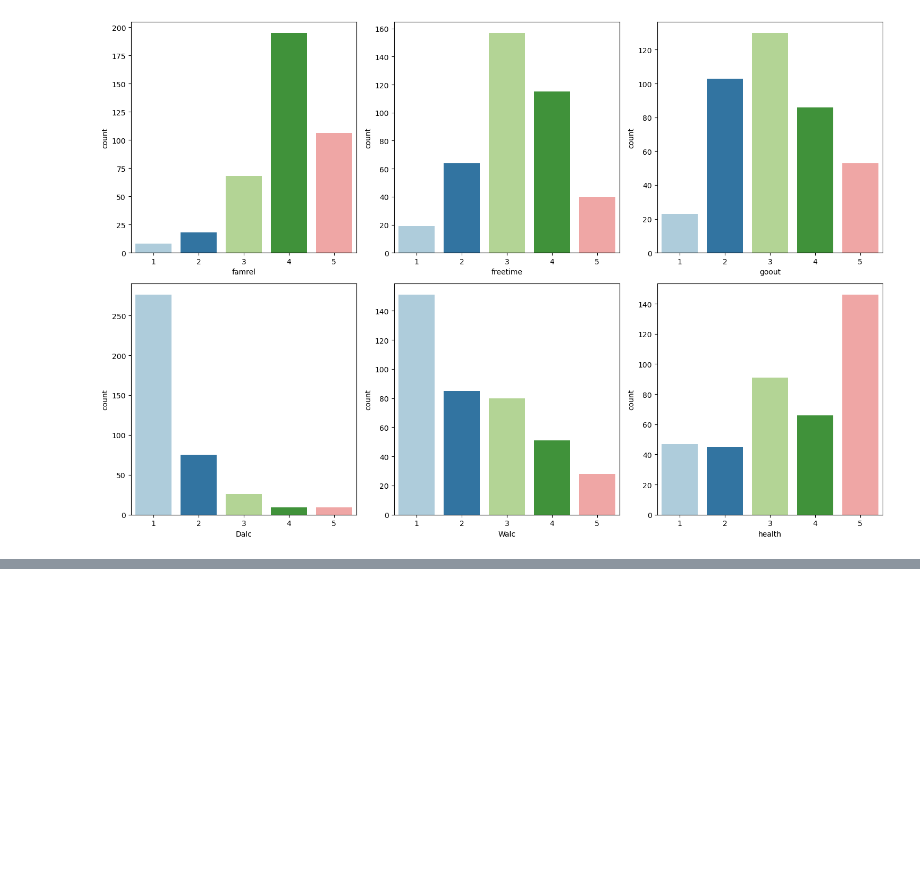
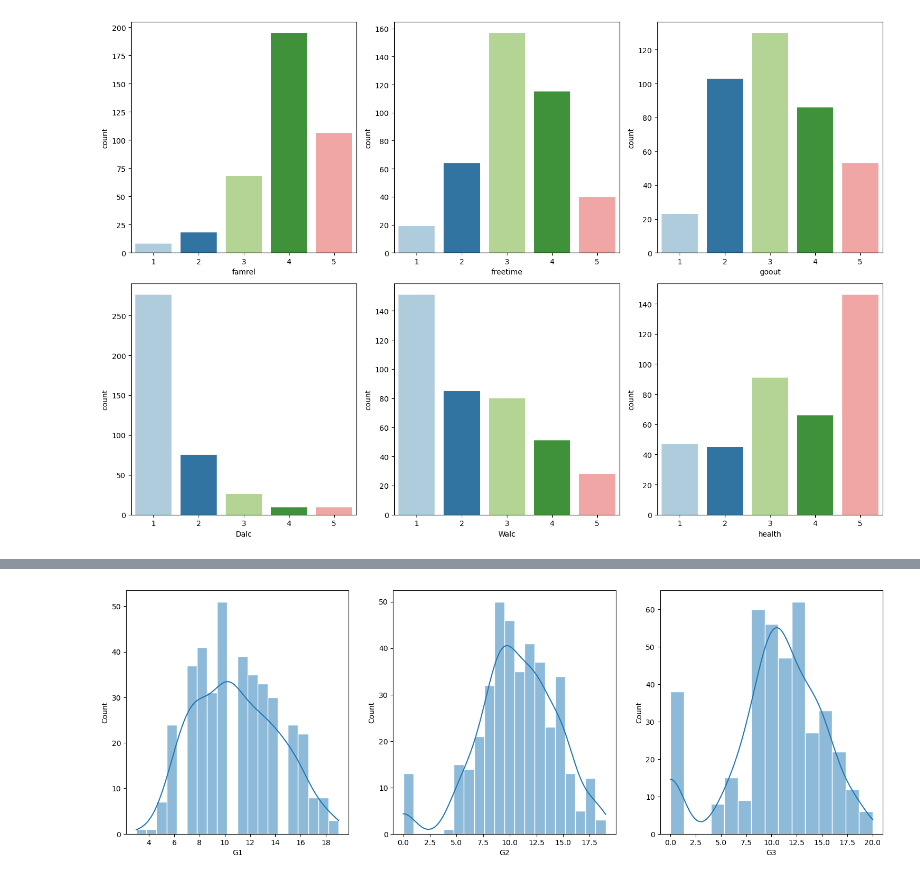
Before and after one commit to jaireid/student-performance, a Jupyter notebook: notebooks/1. EDA Student Performance.ipynb, the cells around one changed output, grey strips where cells are left out. Drawn from its saved outputs; the diff is of its cells as text; code cells hidden in the pictures; blank space fills up the shorter version.

```diff
--- a/notebooks/1. EDA Student Performance.ipynb
+++ b/notebooks/1. EDA Student Performance.ipynb
@@ -390,0 +403,11 @@ plt.show()
+# %%
+fig, axs = plt.subplots(1, 3, figsize=(25,6))
+plt.subplot(141)
+sns.histplot(data=df, x='G1', bins=20, kde=True, edgecolor='white')
+plt.subplot(142)
+sns.histplot(data=df, x='G2', bins=20, kde=True, edgecolor='white')
+plt.subplot(143)
+sns.histplot(data=df, x='G3', bins=15, kde=True, edgecolor='white')
+plt.show()
+# %% [output]
+[figure, added]
```
Also changed, not shown: parts of 33 cells of this notebook.
